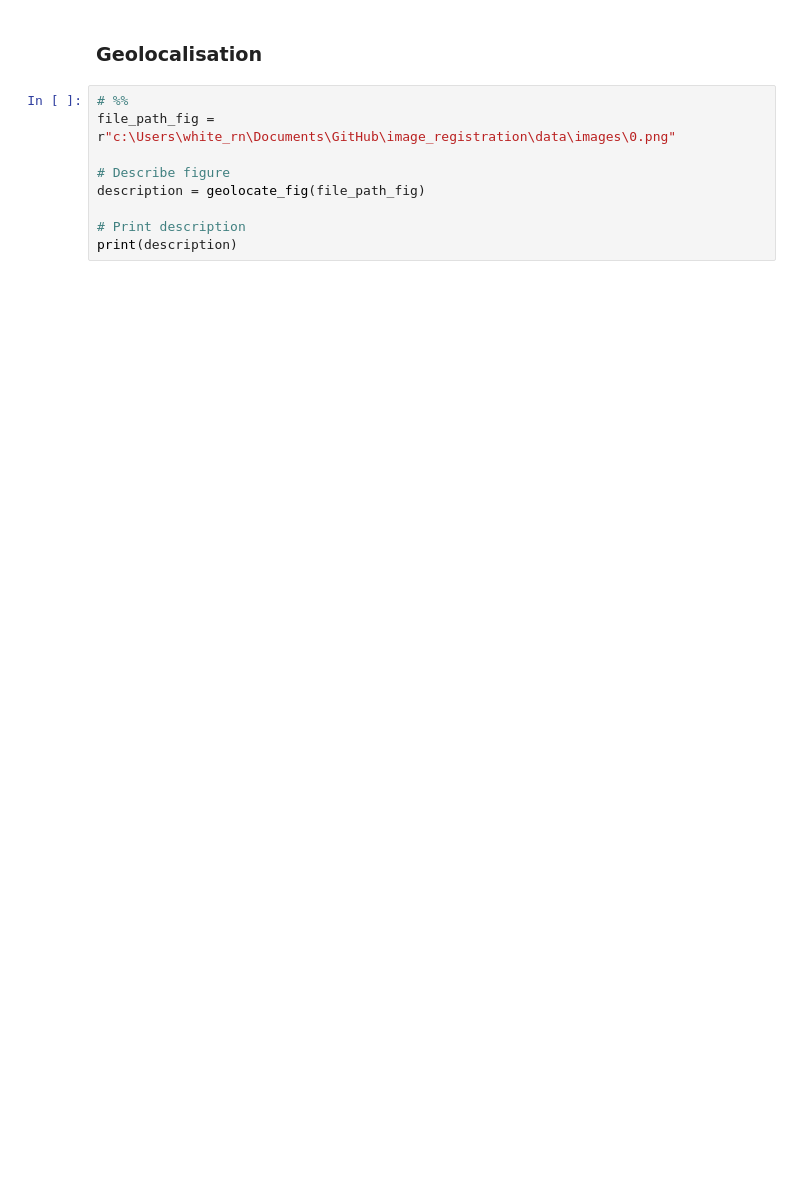
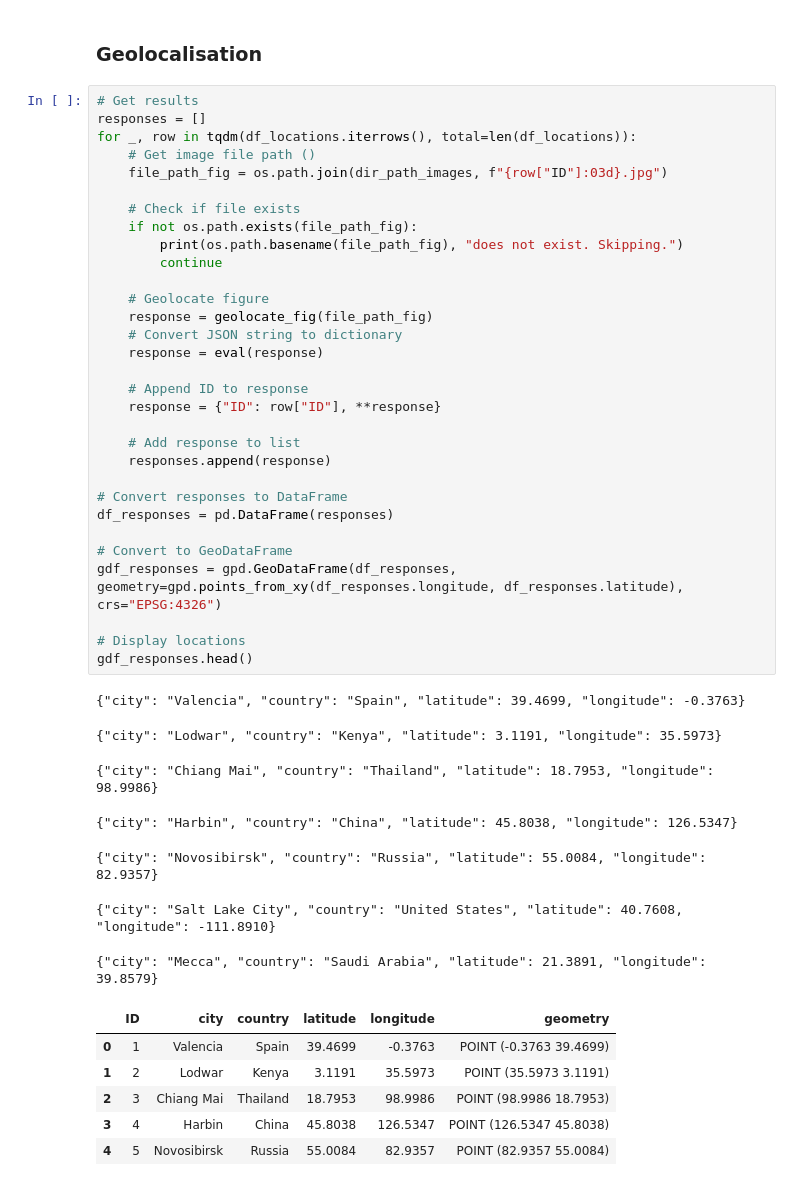
Before and after one commit to Gerrit94/image_registration, a Jupyter notebook: notebooks/geolocalisation_chatgpt.ipynb, the cells around one changed output. Saved outputs shown, nothing was run; the diff lists cells and outputs as text; blank space fills up the shorter version.

```diff
--- a/notebooks/geolocalisation_chatgpt.ipynb
+++ b/notebooks/geolocalisation_chatgpt.ipynb
@@ -68,11 +135,47 @@ def responde_to_fig(file_path, prompt):
 # %% [markdown]
 ### Geolocalisation
 # %%
-# %%
-file_path_fig = r"c:\Users\white_rn\Documents\GitHub\image_registration\data\images\0.png"
+# Get results
+responses = []
+for _, row in tqdm(df_locations.iterrows(), total=len(df_locations)):
+    # Get image file path ()
+    file_path_fig = os.path.join(dir_path_images, f"{row["ID"]:03d}.jpg")
 
-# Describe figure
-description = geolocate_fig(file_path_fig)
+    # Check if file exists
+    if not os.path.exists(file_path_fig):
+        print(os.path.basename(file_path_fig), "does not exist. Skipping.")
+        continue
 
-# Print description
-print(description)
+    # Geolocate figure
+    response = geolocate_fig(file_path_fig)
+    # Convert JSON string to dictionary
+    response = eval(response)
+
+    # Append ID to response
+    response = {"ID": row["ID"], **response}
+
+    # Add response to list
+    responses.append(response)
+
+# Convert responses to DataFrame
+df_responses = pd.DataFrame(responses)
+
+# Convert to GeoDataFrame
+gdf_responses = gpd.GeoDataFrame(df_responses, geometry=gpd.points_from_xy(df_responses.longitude, df_responses.latitude), crs="EPSG:4326")
+
+# Display locations
+gdf_responses.head()
+# %% [output]
+{"city": "Valencia", "country": "Spain", "latitude": 39.4699, "longitude": -0.3763}
+{"city": "Lodwar", "country": "Kenya", "latitude": 3.1191, "longitude": 35.5973}
+{"city": "Chiang Mai", "country": "Thailand", "latitude": 18.7953, "longitude": 98.9986}
+{"city": "Harbin", "country": "China", "latitude": 45.8038, "longitude": 126.5347}
+{"city": "Novosibirsk", "country": "Russia", "latitude": 55.0084, "longitude": 82.9357}
+{"city": "Salt Lake City", "country": "United States", "latitude": 40.7608, "longitude": -111.8910}
+{"city": "Mecca", "country": "Saudi Arabia", "latitude": 21.3891, "longitude": 39.8579}
+|  | ID | city | country | latitude | longitude | geometry |
+| 0 | 1 | Valencia | Spain | 39.4699 | -0.3763 | POINT (-0.3763 39.4699) |
+| 1 | 2 | Lodwar | Kenya | 3.1191 | 35.5973 | POINT (35.5973 3.1191) |
+| 2 | 3 | Chiang Mai | Thailand | 18.7953 | 98.9986 | POINT (98.9986 18.7953) |
+| 3 | 4 | Harbin | China | 45.8038 | 126.5347 | POINT (126.5347 45.8038) |
+| 4 | 5 | Novosibirsk | Russia | 55.0084 | 82.9357 | POINT (82.9357 55.0084) |
```
Also changed, not shown: parts of 6 cells of this notebook, 6 other files.
